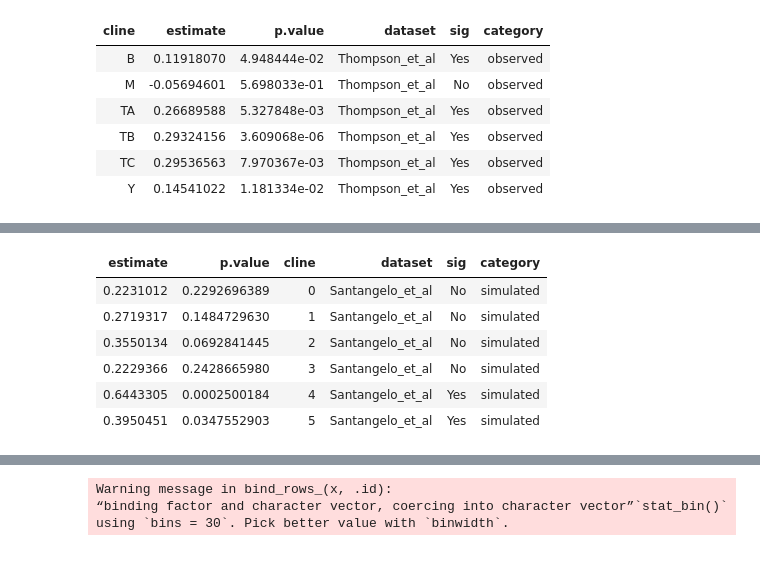
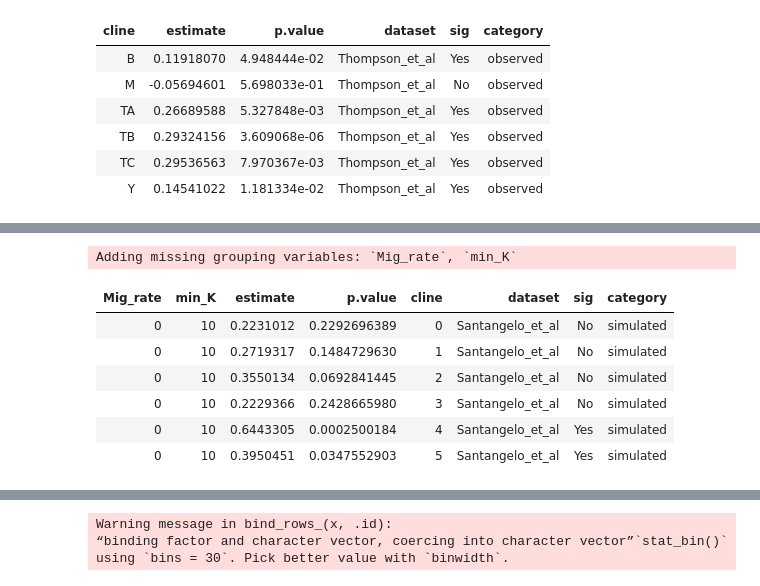
Before and after one commit to James-S-Santangelo/Simulating-Evolutionary-Clines-SEC-, a Jupyter notebook: SEC_Notebooks/R_Notebooks/allFill_Kmin10_NoMig_StdSlopes.ipynb, the cells around one changed output, grey strips where cells are left out. Cells and saved outputs as stored; diff of their text form; code cells hidden in the pictures.

Commit message:
Updated notebook to include plots of standardized slopes for other migration rate and min population size values

```diff
--- a/SEC_Notebooks/R_Notebooks/allFill_Kmin10_NoMig_StdSlopes.ipynb
+++ b/SEC_Notebooks/R_Notebooks/allFill_Kmin10_NoMig_StdSlopes.ipynb
@@ -117,12 +135,13 @@ Adding missing grouping variables: `cline_id`
 setwd('/Users/jamessantangelo/Documents/Academia/Doctorate_PhD/Projects/SEC_Simulating.evolutionary.clines/SEC_Data/summary-datasets/allFill_Kvary/allFill_Kvary_KminVary/')
 
 # Dataset with strong drif gradient. No migration
-Santangelo_et_al_data <- fread('20180110_StdSlopes_allFill_Kvary_Kmin10_NoMig.csv', header = T)
+Santangelo_et_al_data <- fread('20180111_StdSlopes_allFill_Kvary_KminVary.csv', header = T)
 Santangelo_et_al_data$min_K <- as.factor(as.character(Santangelo_et_al_data$min_K))
 Santangelo_et_al_data$Mig_rate <- as.factor(as.character(Santangelo_et_al_data$Mig_rate))
 
 # Data subsets
-Santangelo_et_al_data_Gen250 <- Santangelo_et_al_data%>%
+Santangelo_et_al_data_Gen250 <- Santangelo_et_al_data %>%
+    group_by(Mig_rate, min_K) %>%
     filter(Generation == 250) %>%
     select(estimate, p.value, Sim) %>%
     mutate(dataset = "Santangelo_et_al", sig = ifelse(p.value < 0.05, "Yes", "No"), category = "simulated") %>%
@@ -133,7 +153,8 @@ head(Santangelo_et_al_data_Gen250)
+Adding missing grouping variables: `Mig_rate`, `min_K`
-| estimate | p.value | cline | dataset | sig | category |
-| 0.2231012 | 0.2292696389 | 0 | Santangelo_et_al | No | simulated |
-| 0.2719317 | 0.1484729630 | 1 | Santangelo_et_al | No | simulated |
-| 0.3550134 | 0.0692841445 | 2 | Santangelo_et_al | No | simulated |
-| 0.2229366 | 0.2428665980 | 3 | Santangelo_et_al | No | simulated |
-| 0.6443305 | 0.0002500184 | 4 | Santangelo_et_al | Yes | simulated |
-| 0.3950451 | 0.0347552903 | 5 | Santangelo_et_al | Yes | simulated |
+| Mig_rate | min_K | estimate | p.value | cline | dataset | sig | category |
+| 0 | 10 | 0.2231012 | 0.2292696389 | 0 | Santangelo_et_al | No | simulated |
+| 0 | 10 | 0.2719317 | 0.1484729630 | 1 | Santangelo_et_al | No | simulated |
+| 0 | 10 | 0.3550134 | 0.0692841445 | 2 | Santangelo_et_al | No | simulated |
+| 0 | 10 | 0.2229366 | 0.2428665980 | 3 | Santangelo_et_al | No | simulated |
+| 0 | 10 | 0.6443305 | 0.0002500184 | 4 | Santangelo_et_al | Yes | simulated |
+| 0 | 10 | 0.3950451 | 0.0347552903 | 5 | Santangelo_et_al | Yes | simulated |
```
Also changed, not shown: parts of 12 cells of this notebook.
